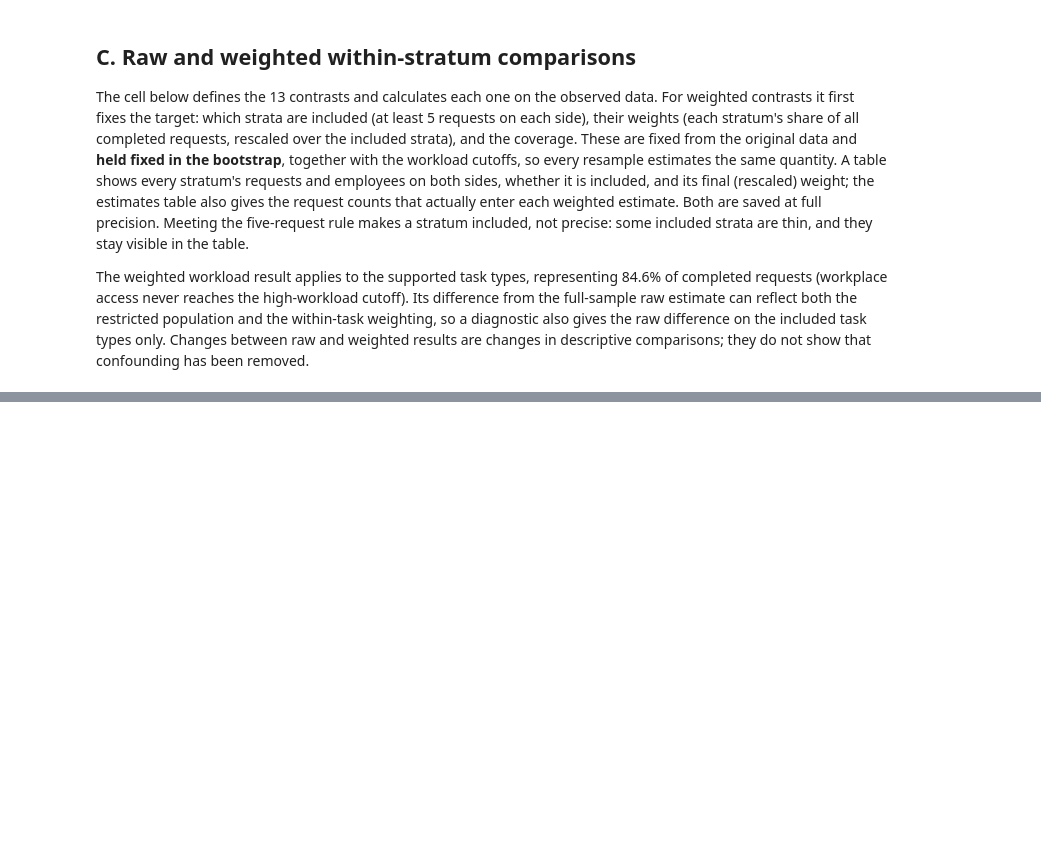
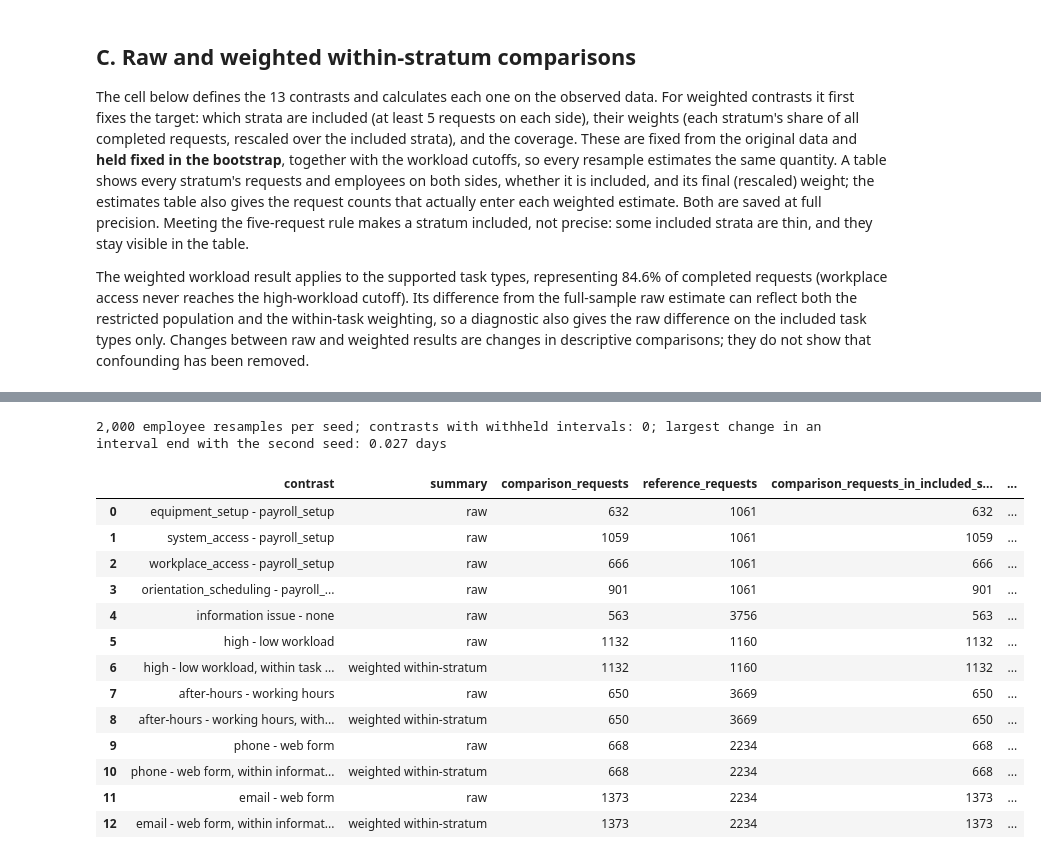
Before and after one commit to isabellemclean1001-blip/AIDA_Izzy_HR_Onboarding_Project-review, a Jupyter notebook: AIDA-2156/final-project/analysis/03_relationships_and_uncertainty.ipynb, the cells around one changed output, grey strips where cells are left out. Drawn from its saved outputs; the diff is of its cells as text; code cells hidden in the pictures; blank space fills up the shorter version.

```diff
--- a/AIDA-2156/final-project/analysis/03_relationships_and_uncertainty.ipynb
+++ b/AIDA-2156/final-project/analysis/03_relationships_and_uncertainty.ipynb
@@ -403,0 +414,63 @@ Point estimates (working-day equivalents; comparison minus reference):
+# %%
+B, MAX_INVALID_SHARE = 2000, 0.01
+emp_rows = d.groupby("employee_id").indices                     # employee -> row positions
+EMPLOYEES = np.array(sorted(emp_rows))
+
+
+def bootstrap(seed):
+    rng = np.random.default_rng(seed)
+    out = np.full((B, len(plans)), np.nan)
+    for b in range(B):
+        drawn = rng.choice(EMPLOYEES, size=len(EMPLOYEES), replace=True)
+        idx = np.concatenate([emp_rows[e] for e in drawn])       # keeps repeats
+        out[b] = [estimate(p, idx) for p in plans]
+    return out
+
+
+boot = {seed: bootstrap(seed) for seed in (2026, 2027)}
+
+
+def interval(draws):
+    valid = draws[np.isfinite(draws)]                             # excludes NaN and infinite values
+    if len(valid) == 0:
+        return 0, np.nan, np.nan
+    return len(valid), np.percentile(valid, 2.5), np.percentile(valid, 97.5)
+
+
+rows = []
+for j, p in enumerate(plans):
+    n_valid, low, high = interval(boot[2026][:, j])                # primary result
+    n_valid2, low2, high2 = interval(boot[2027][:, j])            # Monte Carlo stability check only
+    withheld = (B - n_valid) / B > MAX_INVALID_SHARE
+    withheld2 = (B - n_valid2) / B > MAX_INVALID_SHARE
+    rows.append({"contrast": p["label"], "estimate_days": point.loc[j, "estimate_days"],
+                 "ci_low": np.nan if withheld else low, "ci_high": np.nan if withheld else high,
+                 "valid_resamples": n_valid, "interval_withheld": withheld,
+                 "seed_2027_ci_low": np.nan if withheld2 else low2, "seed_2027_ci_high": np.nan if withheld2 else high2,
+                 "seed_2027_valid_resamples": n_valid2,
+                 "seed_2027_max_end_shift": (max(abs(low - low2), abs(high - high2))
+                                             if not withheld and not withheld2 else np.nan)})
+intervals = point[["contrast", "summary", "comparison_requests", "reference_requests",
+                   "comparison_requests_in_included_strata", "reference_requests_in_included_strata", "included_strata",
+                   "coverage_%"]].merge(pd.DataFrame(rows), on="contrast", validate="one_to_one")
+intervals.insert(0, "data_version", DATA_VERSION)
+intervals.to_csv(OUTPUT_DIR / "contrast_intervals.csv", index=False)
+print(f"{B:,} employee resamples per seed; contrasts with withheld intervals: {int(intervals['interval_withheld'].sum())}; "
+      f"largest change in an interval end with the second seed: {intervals['seed_2027_max_end_shift'].max():.3f} days")
+display(intervals.drop(columns="data_version").round(2))
+# %% [output]
+2,000 employee resamples per seed; contrasts with withheld intervals: 0; largest change in an interval end with the second seed: 0.027 days
+|  | contrast | summary | comparison_requests | reference_requests | comparison_requests_in_included_s... | ... |
+| 0 | equipment_setup - payroll_setup | raw | 632 | 1061 | 632 | ... |
+| 1 | system_access - payroll_setup | raw | 1059 | 1061 | 1059 | ... |
+| 2 | workplace_access - payroll_setup | raw | 666 | 1061 | 666 | ... |
+| 3 | orientation_scheduling - payroll_... | raw | 901 | 1061 | 901 | ... |
+| 4 | information issue - none | raw | 563 | 3756 | 563 | ... |
+| 5 | high - low workload | raw | 1132 | 1160 | 1132 | ... |
+| 6 | high - low workload, within task ... | weighted within-stratum | 1132 | 1160 | 1132 | ... |
+| 7 | after-hours - working hours | raw | 650 | 3669 | 650 | ... |
+| 8 | after-hours - working hours, with... | weighted within-stratum | 650 | 3669 | 650 | ... |
+| 9 | phone - web form | raw | 668 | 2234 | 668 | ... |
+| 10 | phone - web form, within informat... | weighted within-stratum | 668 | 2234 | 668 | ... |
+| 11 | email - web form | raw | 1373 | 2234 | 1373 | ... |
+| 12 | email - web form, within informat... | weighted within-stratum | 1373 | 2234 | 1373 | ... |
```
Also changed, not shown: parts of 3 cells of this notebook.
